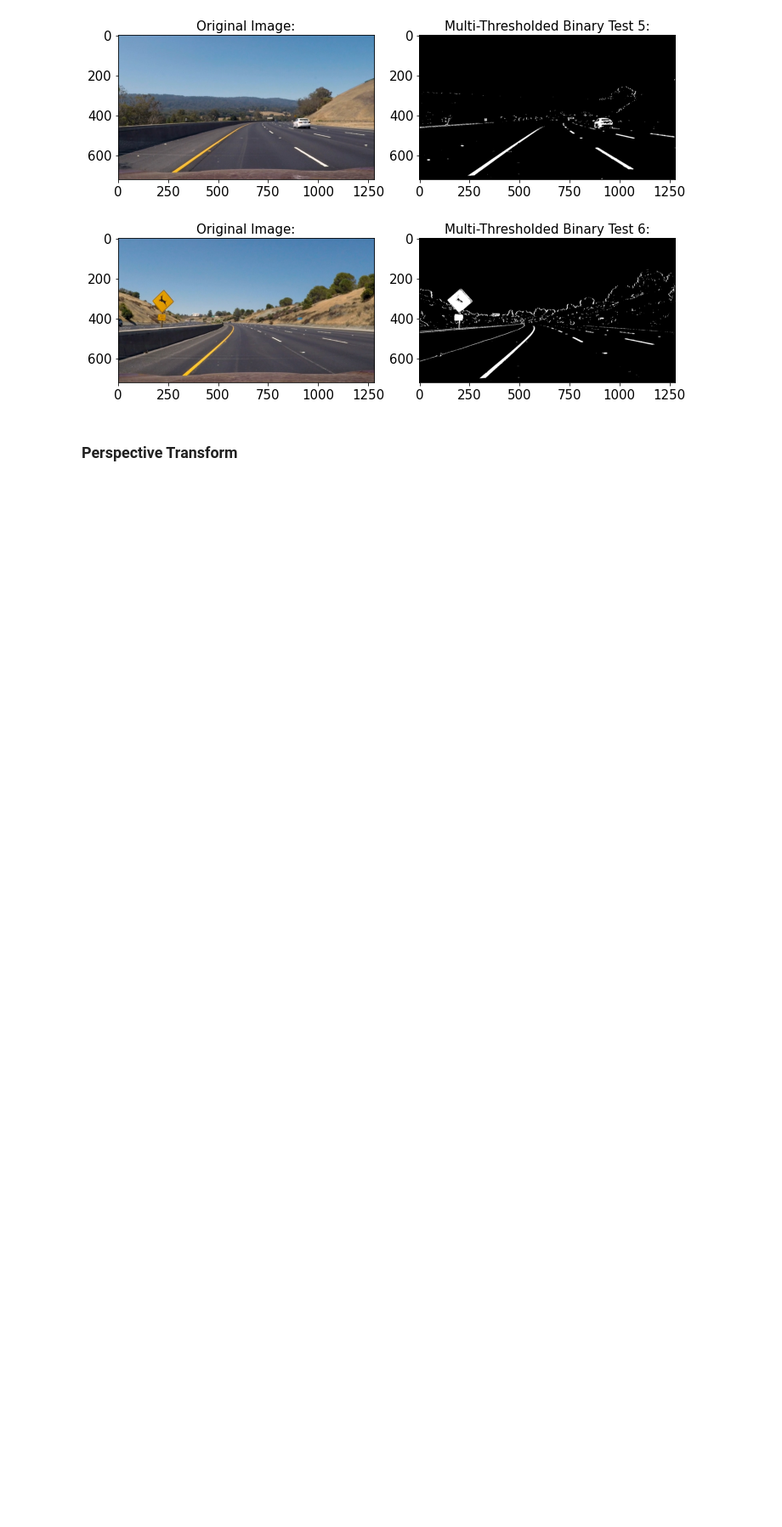
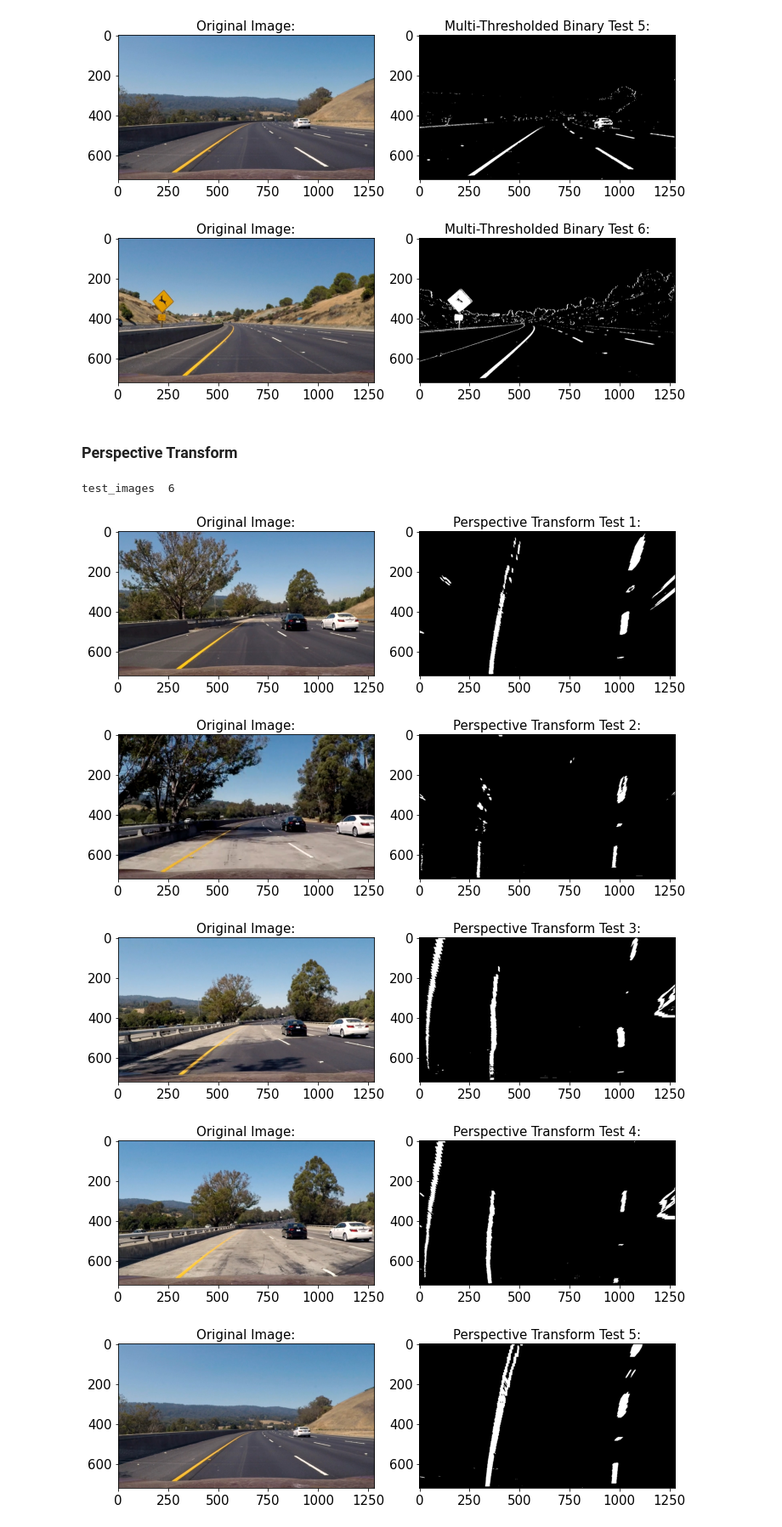
Before and after one commit to Usam95/CarND-Advanced-Lane-Lines, a Jupyter notebook: Advanced_Lane_Lines.ipynb, the cells around one changed output. Shown at 85% size. Saved outputs shown, nothing was run; the diff lists cells and outputs as text; code cells hidden in the pictures; blank space fills up the shorter version.

Commit message:
added code for perspective tranformation of images

```diff
--- a/Advanced_Lane_Lines.ipynb
+++ b/Advanced_Lane_Lines.ipynb
@@ -194,9 +194,9 @@ def pipeline(op=None):
             #break
         if op == 'Perspective Transform':
             new_img = undistort(img)
-            new_img = combined_thresholds(new_img)
-            new_img = region_of_interest(new_img)
-            new_img, M, Minv = transform_perspective(new_img)
+            new_img = combined_threshold(new_img)
+            #new_img = region_of_interest(new_img)
+            new_img = original2bird_eye(new_img)
             plotter(test_img, new_img, op, n)
             plt.savefig('output_images/perspective_transform.png'.format(op), bbox_inches="tight")
             #break
@@ -422,0 +448,9 @@ test_images  6
+# %%
+pipeline(op='Perspective Transform')
+# %% [output]
+test_images  6
+[figure, added]
+[figure, added]
+[figure, added]
+[figure, added]
+[figure, added]
```
Also changed, not shown: parts of 2 cells of this notebook.
